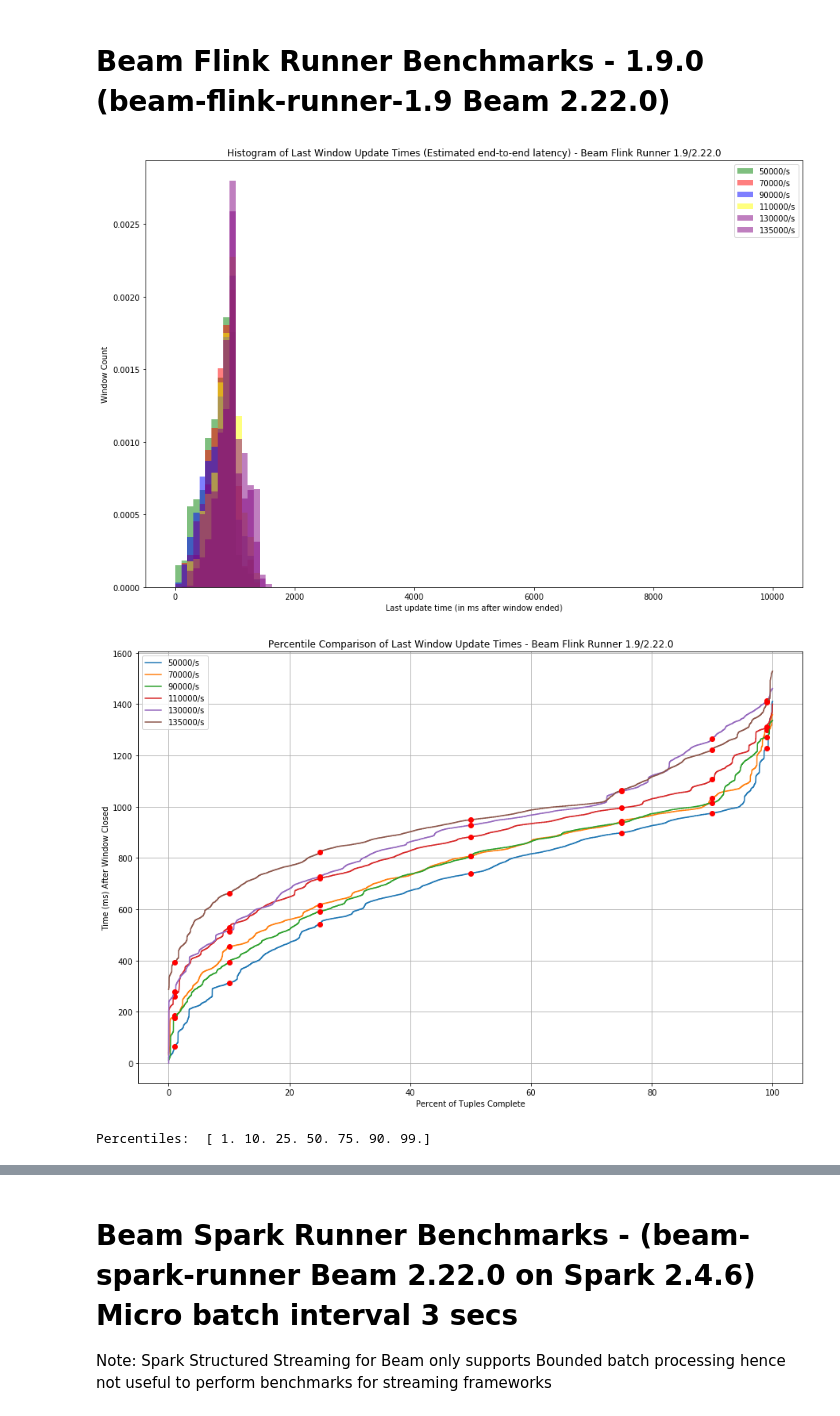
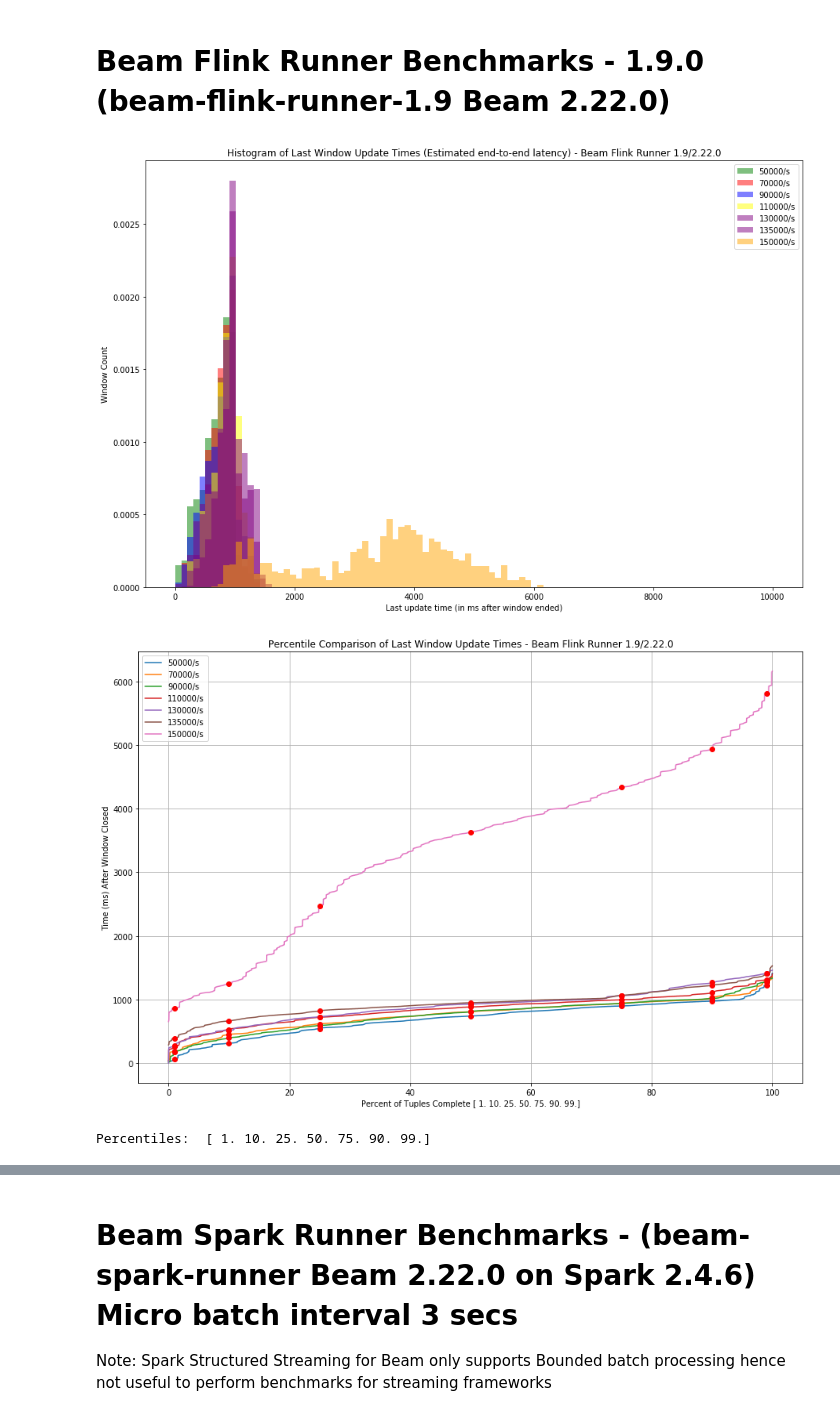
Before and after one commit to yahoo/streaming-benchmarks, a Jupyter notebook: pynotebooks/Benchmark_combined.ipynb, the cells around one changed output, grey strips where cells are left out. Saved outputs shown, nothing was run; the diff lists cells and outputs as text; code cells hidden in the pictures.

```diff
--- a/pynotebooks/Benchmark_combined.ipynb
+++ b/pynotebooks/Benchmark_combined.ipynb
@@ -311,27 +259,0 @@ Percentiles:  [ 1. 10. 25. 50. 75. 90. 99.]
-# %%
-# Percentile values
-p = np.array([1.0, 10.0, 25.0, 50.0, 75.0, 90.0, 99.0])
-
-def filter_and_sort(sorted_each, _, label):
-    filtered_sorted = [x for x in sorted_each if x > 1000]
-    perc = np.percentile(filtered_sorted, p)
-    return (filtered_sorted, perc, label)
-
-# Filter all data points <= 1000 ms
-filtered_sorted = list()
-
-for (sorted_each, _, label) in sorted:
-    filtered_sorted.append(filter_and_sort(sorted_each, _, label))
-
-# Do the actual drawing
-plt.figure(num=None, figsize=(15, 10))
-
-for (points, percentiles, label) in filtered_sorted:
-    draw_line(points, percentiles, label)
-
-plt.legend(loc="upper left")
-plt.xlabel('Percent of Tuples Complete')
-plt.ylabel('Time (ms) After 1000ms Expected Cutoff')
-plt.grid(True)
-plt.title('Percentile Comparison of Last Window Update Times - Flink 1.10.1')
-plt.show()
@@ -517,15 +439,15 @@ files = [("../runs/results/BEAM_FLINK/50000/updated.txt", "green", "50000"),
          ("../runs/results/BEAM_FLINK/90000/updated.txt", "blue", "90000"),
          ("../runs/results/BEAM_FLINK/110000/updated.txt", "yellow", "110000"),
          ("../runs/results/BEAM_FLINK/130000/updated.txt", "purple", "130000"),
-         ("../runs/results/BEAM_FLINK/135000/updated.txt", "purple", "135000")]
+         ("../runs/results/BEAM_FLINK/135000/updated.txt", "purple", "135000"),
          # Beam cannot keep up at 150000 events
-         #("../runs/results/BEAM_FLINK/150000/updated.txt", "orange", "150000"),
+         ("../runs/results/BEAM_FLINK/150000/updated.txt", "orange", "150000")]
          #("../runs/results/BEAM_FLINK/170000/updated.txt", "black", "170000")]
 
 filtered = [(get_filtered_updated(filename, window_size_ms), color, label) for (filename, color, label) in files]
 bins = np.linspace(0, 10000, 100)
 
-plt.figure(num=None, figsize=(15, 10))
+f = plt.figure(num=None, figsize=(15, 10))
 for (filter_each, color, label) in filtered:
     plt.hist(filter_each, bins, density=1, facecolor=color, alpha=0.5, label=label+"/s")
 plt.xlabel('Last update time (in ms after window ended)')
@@ -533,35 +455,36 @@ plt.ylabel('Window Count')
 plt.title('Histogram of Last Window Update Times (Estimated end-to-end latency) - Beam Flink Runner 1.9/2.22.0')
 plt.legend(loc="upper right")
 plt.show()
+f.savefig("Beam_Flink_hist.pdf", bbox_inches='tight')
 # %% [output]
-[figure, old version]
+[figure, new version]
 # %%
 #Draws percentile charts from tuples of ([points], [percentiles], label)
 def draw_line(points, percentiles, label):
     plt.plot(np.linspace(0,100, len(points)), points, label=(label + "/s"))
     plt.plot(p, percentiles, 'ro')
 
 # Percentile values
 p = np.array([1.0, 10.0, 25.0, 50.0, 75.0, 90.0, 99.0])
 
 sorted = [(np.sort(filter), np.percentile(np.sort(filter), p), label) for (filter, _, label) in filtered]
 
 # Do the drawing
-plt.figure(num=None, figsize=(15, 10))
+f = plt.figure(num=None, figsize=(15, 10))
 
 for (points, percentiles, label) in sorted:
     draw_line(points, percentiles,label)
 
 plt.legend(loc="upper left")
-plt.xlabel('Percent of Tuples Complete')
+plt.xlabel('Percent of Tuples Complete [ 1. 10. 25. 50. 75. 90. 99.]')
 plt.ylabel('Time (ms) After Window Closed')
 plt.grid(True)
 plt.title('Percentile Comparison of Last Window Update Times - Beam Flink Runner 1.9/2.22.0')
 plt.show()
-
+f.savefig("Beam_Flink_LWU_150k.pdf", bbox_inches='tight')
 print("Percentiles: ", p)
 # %% [output]
-[figure, old version]
+[figure, new version]
 Percentiles:  [ 1. 10. 25. 50. 75. 90. 99.]
 # %%
 window_size_ms = 10000   #10 seconds (for me). Adjust to match your benchmark and common component.
```
Also changed, not shown: parts of 41 cells of this notebook.
